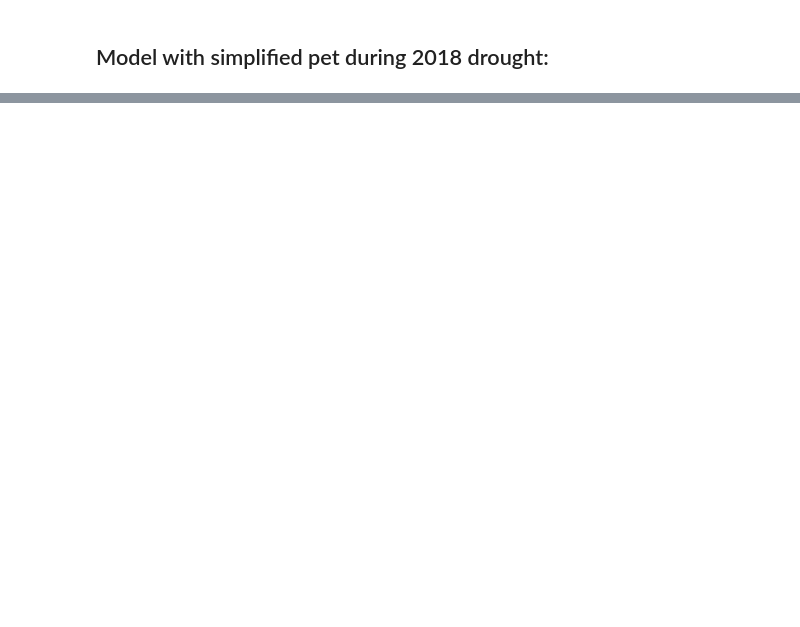
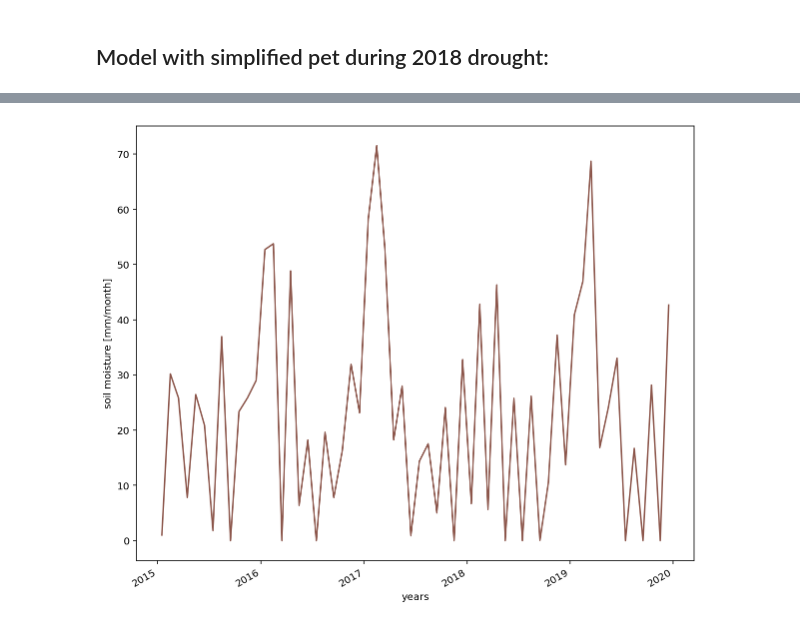
Before and after one commit to zentouro/soil-moisture-model, a Jupyter notebook: Final-Project-Working-Code.ipynb, the cells around one changed output, grey strips where cells are left out. Cells and saved outputs as stored; diff of their text form; code cells hidden in the pictures; blank space fills up the shorter version.

```diff
--- a/Final-Project-Working-Code.ipynb
+++ b/Final-Project-Working-Code.ipynb
@@ -392,0 +424,7 @@ plt.tight_layout()
+# %%
+tmx = tmx_ds.mean(['lon', 'lat'], keep_attrs = True).tmx
+tmn = tmn_ds.mean(['lon', 'lat'], keep_attrs = True).tmn
+
+soil_moisture_tempUP = model.bucket_integration(CRUpet = False, date_ini = '2015-01', date_end = '2019-12', tmx = tmx+2, tmn = tmn+2)
+# %% [output]
+[figure, added]
```
Also changed, not shown: parts of 16 cells of this notebook.
